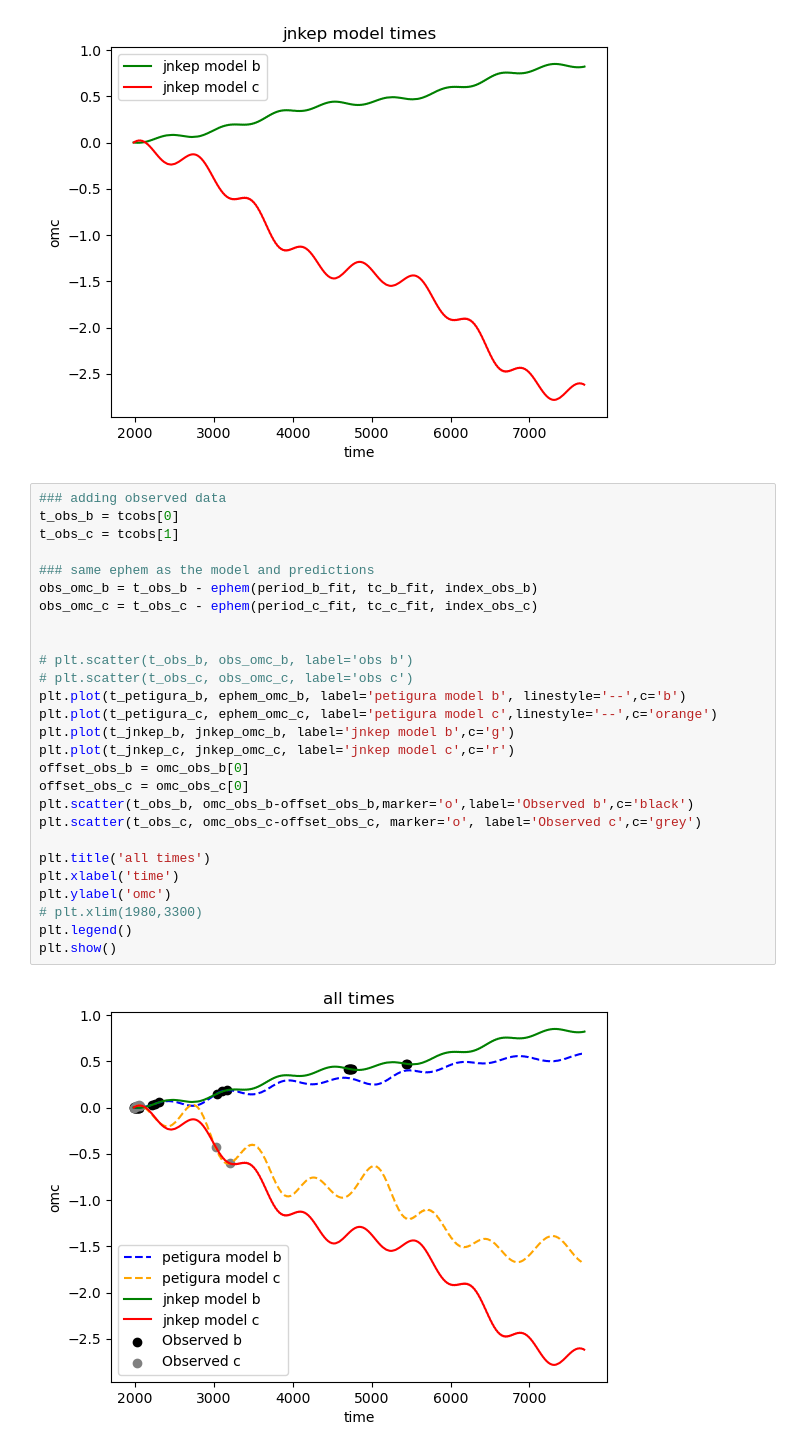
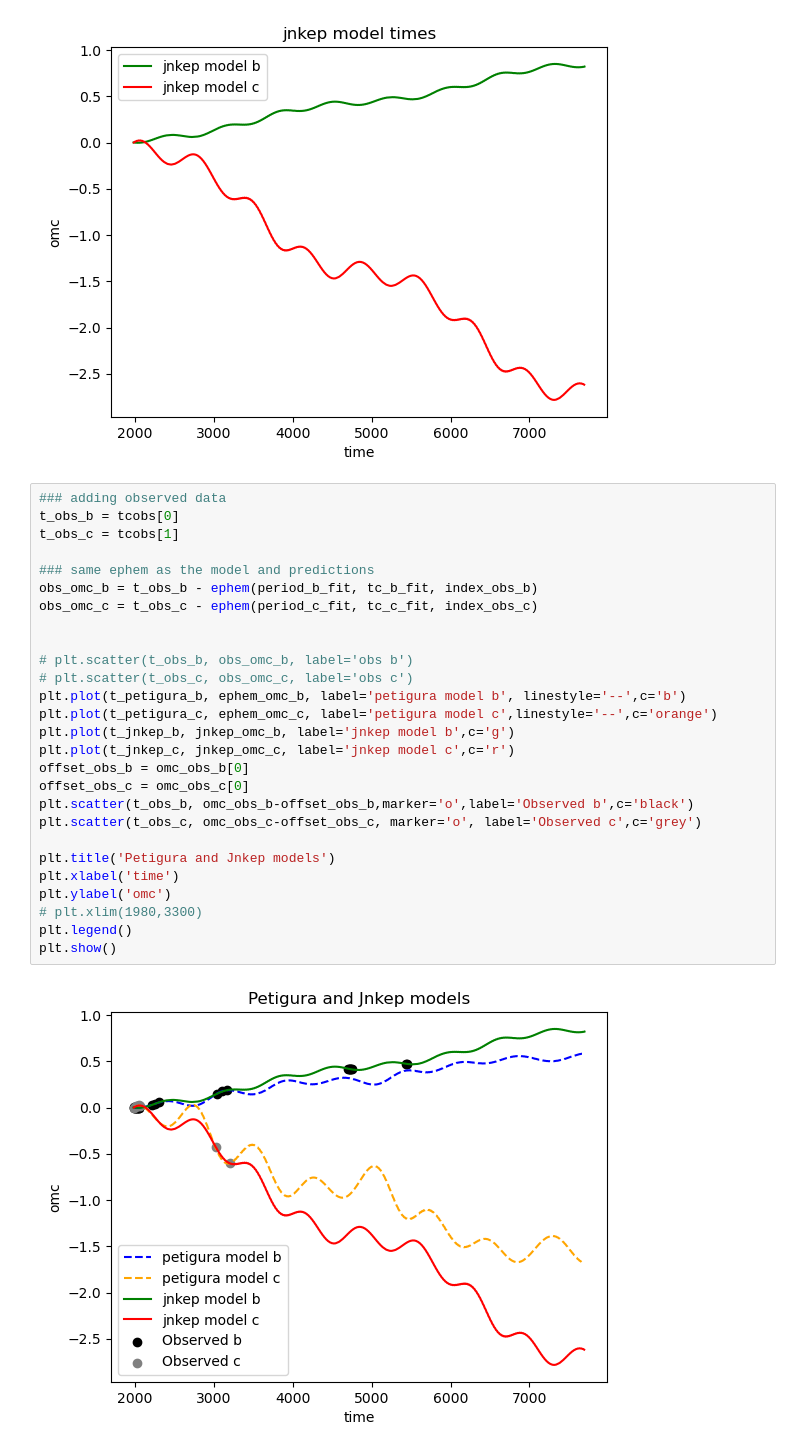
Before and after one commit to pentrican10/k2-19-project, a Jupyter notebook: k2-19.ipynb, the cells around one changed output. Cells and saved outputs as stored; diff of their text form.

```diff
--- a/k2-19.ipynb
+++ b/k2-19.ipynb
@@ -728,31 +728,31 @@ plt.show()
 # %%
 ### adding observed data
 t_obs_b = tcobs[0]
 t_obs_c = tcobs[1]
 
 ### same ephem as the model and predictions
 obs_omc_b = t_obs_b - ephem(period_b_fit, tc_b_fit, index_obs_b)
 obs_omc_c = t_obs_c - ephem(period_c_fit, tc_c_fit, index_obs_c)
 
 
 # plt.scatter(t_obs_b, obs_omc_b, label='obs b')
 # plt.scatter(t_obs_c, obs_omc_c, label='obs c')
 plt.plot(t_petigura_b, ephem_omc_b, label='petigura model b', linestyle='--',c='b')
 plt.plot(t_petigura_c, ephem_omc_c, label='petigura model c',linestyle='--',c='orange')
 plt.plot(t_jnkep_b, jnkep_omc_b, label='jnkep model b',c='g')
 plt.plot(t_jnkep_c, jnkep_omc_c, label='jnkep model c',c='r')
 offset_obs_b = omc_obs_b[0]
 offset_obs_c = omc_obs_c[0]
 plt.scatter(t_obs_b, omc_obs_b-offset_obs_b,marker='o',label='Observed b',c='black')
 plt.scatter(t_obs_c, omc_obs_c-offset_obs_c, marker='o', label='Observed c',c='grey')
 
-plt.title('all times')
+plt.title('Petigura and Jnkep models')
 plt.xlabel('time')
 plt.ylabel('omc')
 # plt.xlim(1980,3300)
 plt.legend()
 plt.show()
 # %% [output]
-[figure, old version]
+[figure, new version]
 # %%
 ### estimate the slope of the jnkep model using rise/run of first and last points
```
Also changed, not shown: parts of 4 cells of this notebook.
